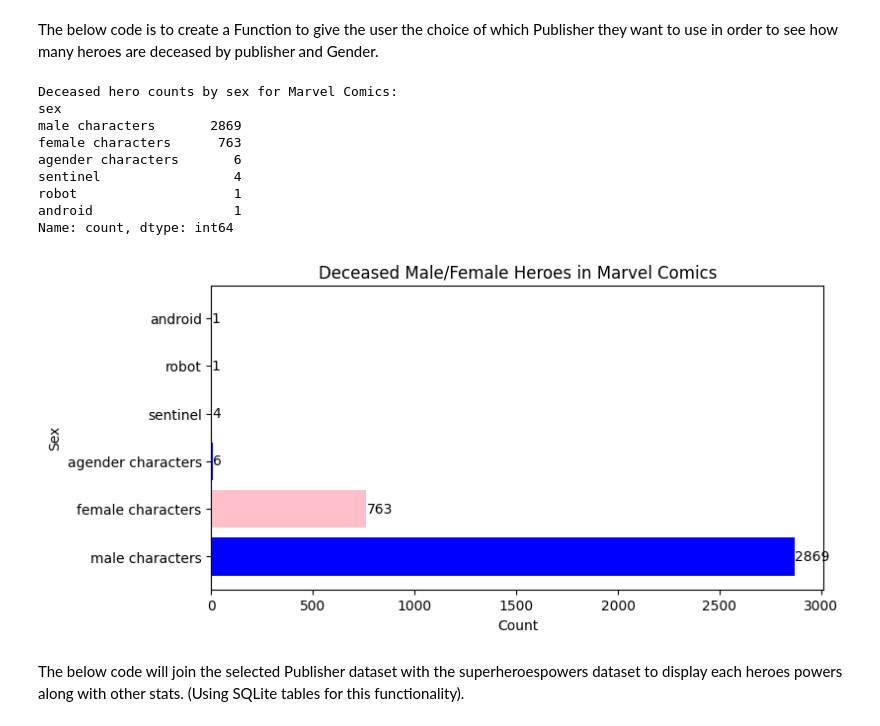
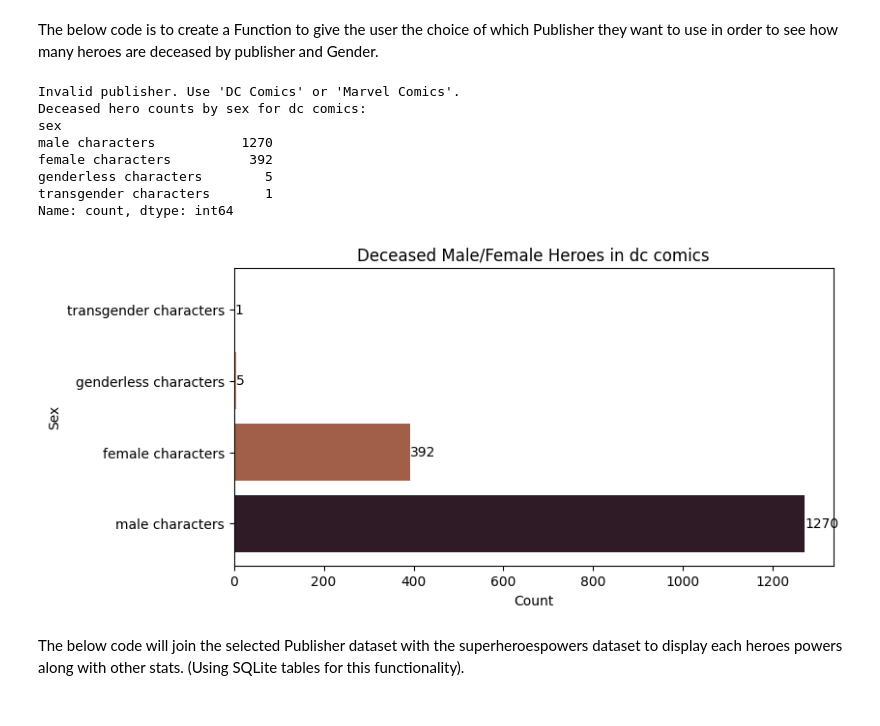
Before and after one commit to Arioch3d/DA_Capstone, a Jupyter notebook: SuperHero.ipynb, the cells around one changed output. Saved outputs shown, nothing was run; the diff lists cells and outputs as text; code cells hidden in the pictures.

```diff
--- a/SuperHero.ipynb
+++ b/SuperHero.ipynb
@@ -297,51 +300,52 @@ Name: count, dtype: int64
 # %% [markdown]
 The below code is to create a Function to give the user the choice of which Publisher they want to use in order to see how many heroes are deceased by publisher and Gender.
 # %%
-def plot_deceased_hero_gender_ratio():
+def deceased_hero_gender_ratio():
     publisher = input("Enter 'DC Comics' or 'Marvel Comics': ").strip()
     # Choose the correct table based on user input
     if publisher.lower() == "dc comics":
         table_name = "DCHeroes"
     elif publisher.lower() == "marvel comics":
         table_name = "MarvelHeroes"
     else:
-        raise ValueError("Invalid publisher. Use 'DC Comics' or 'Marvel Comics'.")
+        print("Invalid publisher. Use 'DC Comics' or 'Marvel Comics'.")
+        deceased_hero_gender_ratio()
+        return
 
     # Connect to the database
     conn = sqlite3.connect('Hero.db')
     # Query for deceased heroes (living or deceased characters') and their sex
     query = f"SELECT sex FROM {table_name} WHERE alive='deceased characters'"
     df = pd.read_sql(query, conn)
     conn.close()
 
     # Count the number of each sex
     sex_counts = df['sex'].value_counts()
     print(f"Deceased hero counts by sex for {publisher}:")
     print(sex_counts)
 
     # Horizontal bar chart
     plt.figure(figsize=(8, 4))
-    plt.barh(sex_counts.index, sex_counts.values, color=['blue', 'pink'])
+    plt.barh(sex_counts.index, sex_counts.values, color=['#2F1B25', '#A15E49', '#CA895F', '#E3D26F'])
     plt.xlabel('Count')
     plt.ylabel('Sex')
     plt.title(f'Deceased Male/Female Heroes in {publisher}')
     for i, v in enumerate(sex_counts.values):
         plt.text(v + 1, i, str(v), va='center')
     plt.show()
 
 # Call the function
-plot_deceased_hero_gender_ratio()
+deceased_hero_gender_ratio()
 # %% [output]
-Deceased hero counts by sex for Marvel Comics:
+Invalid publisher. Use 'DC Comics' or 'Marvel Comics'.
+Deceased hero counts by sex for dc comics:
 sex
-male characters       2869
-female characters      763
-agender characters       6
-sentinel                 4
-robot                    1
-android                  1
+male characters           1270
+female characters          392
+genderless characters        5
+transgender characters       1
 Name: count, dtype: int64
-[figure, old version]
+[figure, new version]
 # %% [markdown]
 The below code will join the selected Publisher dataset with the superheroespowers dataset to display each heroes powers along with other stats. (Using SQLite tables for this functionality).
 # %%
```
Also changed, not shown: parts of 3 cells of this notebook.
